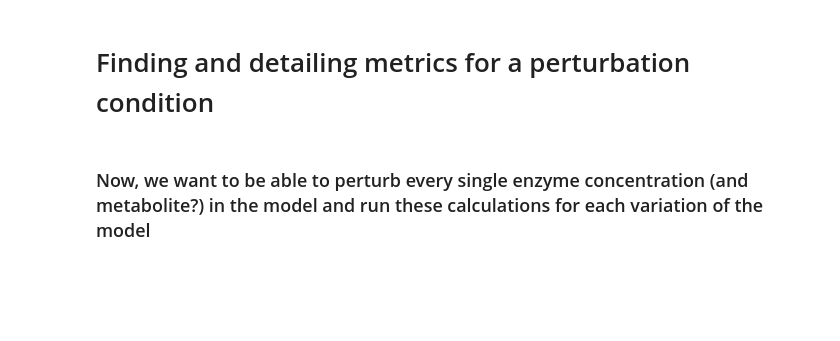
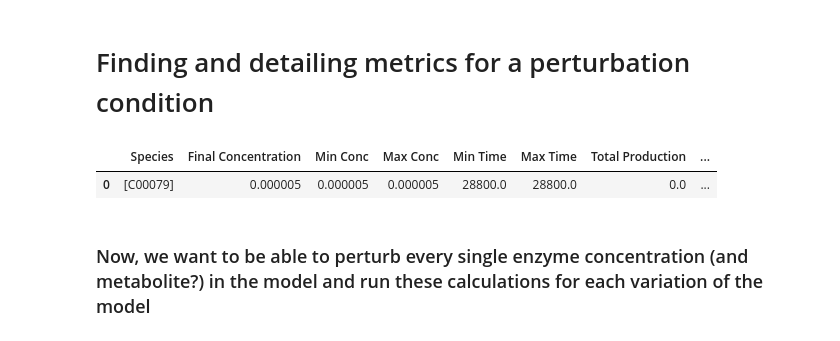
Before and after one commit to carothersresearch/ECFERS, a Jupyter notebook: notebooks/MC_run_and_vis.ipynb, the cells around one changed output. Drawn from its saved outputs; the diff is of its cells as text; code cells hidden in the pictures; blank space fills up the shorter version.

```diff
--- a/notebooks/MC_run_and_vis.ipynb
+++ b/notebooks/MC_run_and_vis.ipynb
@@ -909,7 +961,7 @@ def calc_metrics(model):
     # create a list to store each row as a dictionary
     rows = []
 
-    for compound in df.columns:
+    for compound in df.columns[:2]:
 
         if compound == 'time':
             continue
@@ -958,6 +1010,13 @@ def calc_metrics(model):
     df_final = pd.DataFrame(rows)
 
     return df_final
+# %%
+results = r_VN.simulate(8*60*60)
+# %%
+calc_metrics(results)
+# %% [output]
+|  | Species | Final Concentration | Min Conc | Max Conc | Min Time | Max Time | Total Production | ... |
+| 0 | [C00079] | 0.000005 | 0.000005 | 0.000005 | 28800.0 | 28800.0 | 0.0 | ... |
 # %% [markdown]
 ### Now, we want to be able to perturb every single enzyme concentration (and metabolite?) in the model and run these calculations for each variation of the model
 # %%
```
Also changed, not shown: parts of 17 cells of this notebook.
